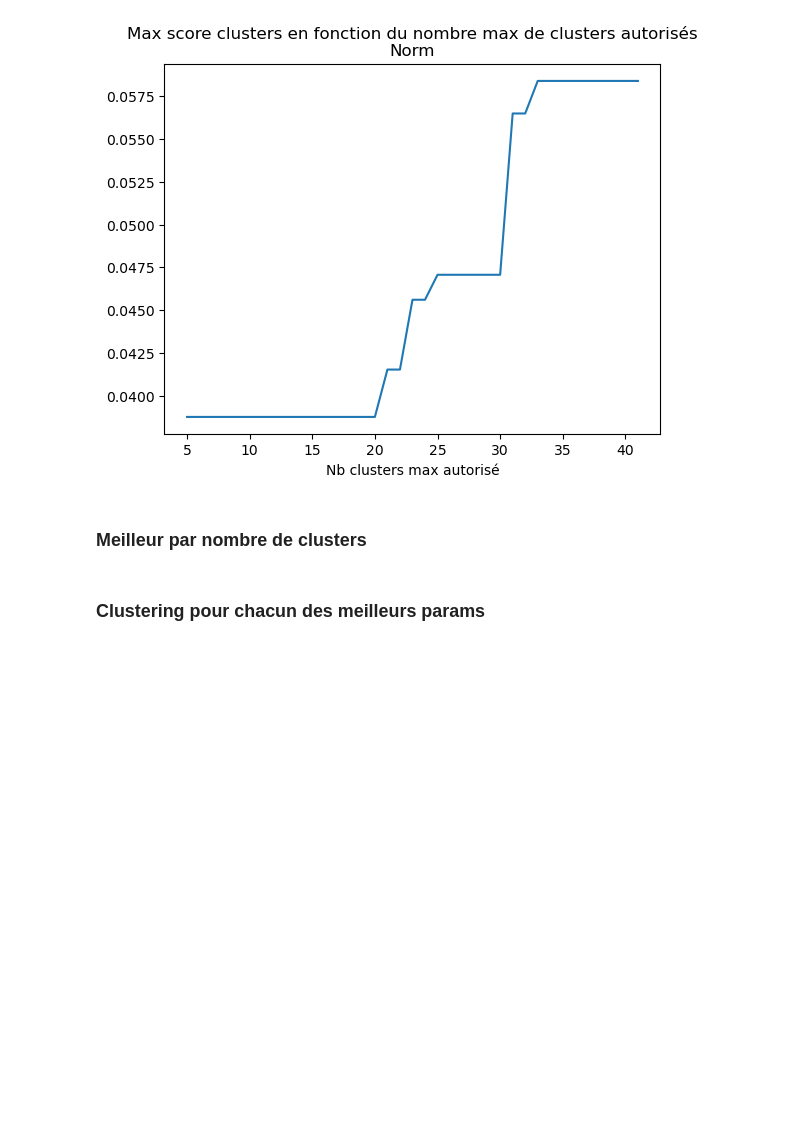
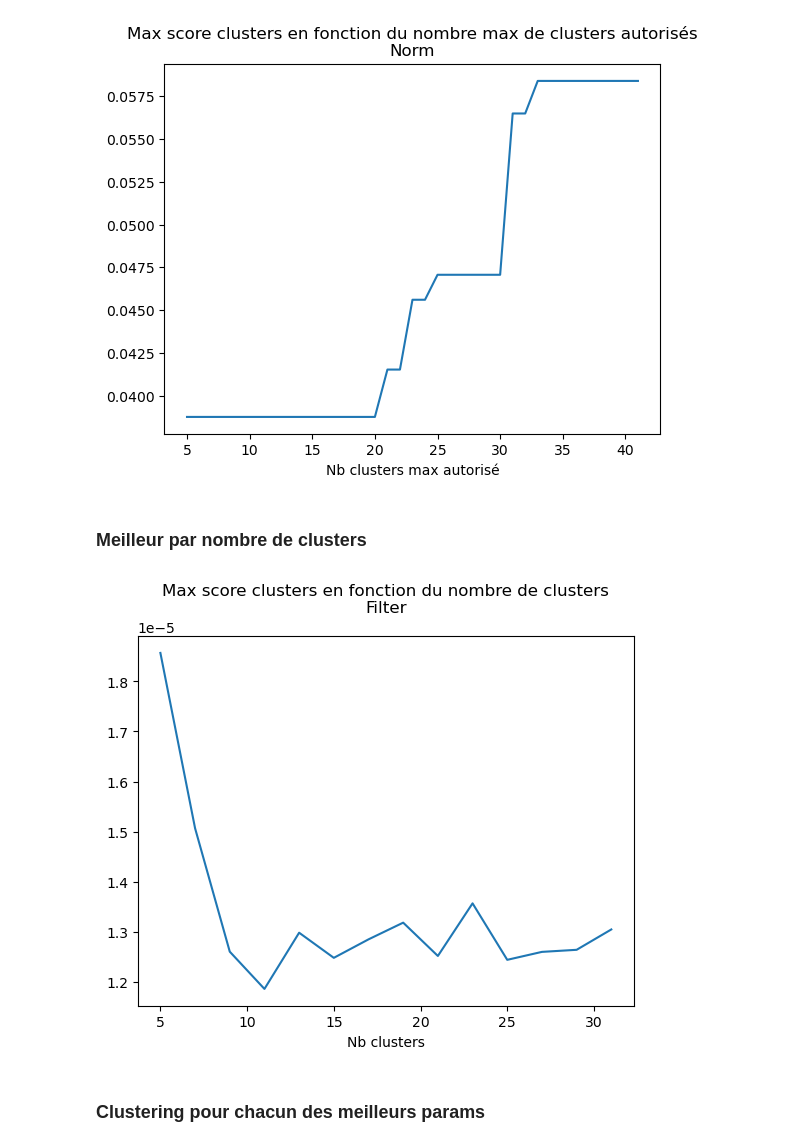
Before and after one commit to Kirscher/TextMining_Parcours_de_soin, a Jupyter notebook: Clustering/Clusters_best_params.ipynb, the cells around one changed output. Drawn from its saved outputs; the diff is of its cells as text; code cells hidden in the pictures; blank space fills up the shorter version.

```diff
--- a/Clustering/Clusters_best_params.ipynb
+++ b/Clustering/Clusters_best_params.ipynb
@@ -85,22 +85,26 @@ score_fct_clusters(grid_search_norm, 'Norm')
 [figure]
 # %% [markdown]
 ### Meilleur par nombre de clusters
-# %%
-def get_nb_clusters_from_key(key):
-    return int(key.split(',')[0].split(':')[-1])
-
-def get_meilleurs_params(dic, max_clusters=None):
-    max_score = -float('inf')
-    max_key = ''
-    if not max_clusters:
-        max_clusters = float('inf')
-
-    for key in dic.keys():
-        if dic[key] >= max_score and get_nb_clusters_from_key(key) <= max_clusters:
-            max_score, max_key = dic[key], key
-    return max_score, max_key
 # %%
-def get_best_params_fixed_n_clusters(
+def get_best_params_fixed_n_clusters(dic, n_clusters):
+    max_score = -float('inf')
+    max_key = ''
+    for key in dic.keys():
+        if dic[key] >= max_score and get_nb_clusters_from_key(key) == n_clusters:
+            max_score, max_key = dic[key], key
+    return max_score, max_key
+# %%
+def score_by_n_clusters(dic, title):
+    range_clusters = range(5, 32, 2)
+    best_params = [get_best_params_fixed_n_clusters(dic, n_clusters)[0] for n_clusters in range_clusters]
+    plt.plot(range_clusters, best_params)
+    plt.title(f"Max score clusters en fonction du nombre de clusters\n{title}")
+    plt.xlabel("Nb clusters")
+    plt.show()
+# %%
+score_by_n_clusters(grid_search_filter, 'Filter')
+# %% [output]
+[figure, added]
 # %% [markdown]
 ### Clustering pour chacun des meilleurs params
 # %%
```
Also changed, not shown: parts of 12 cells of this notebook, 9 other files.
